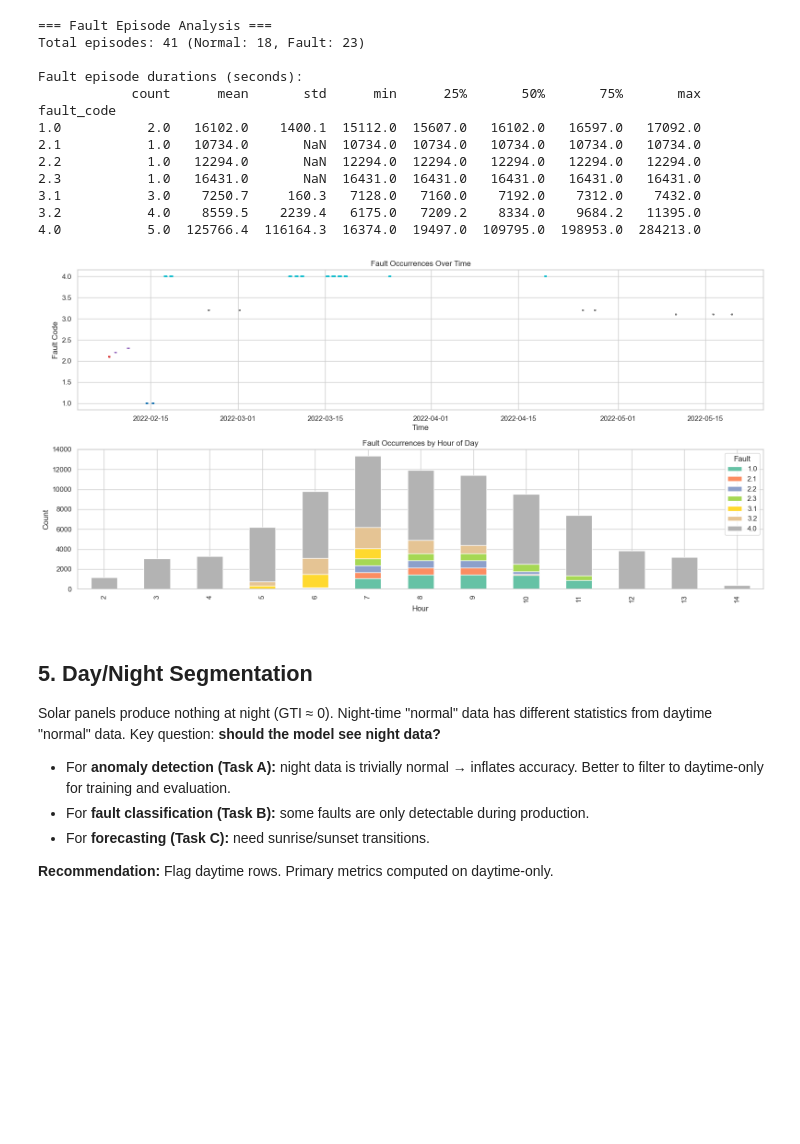
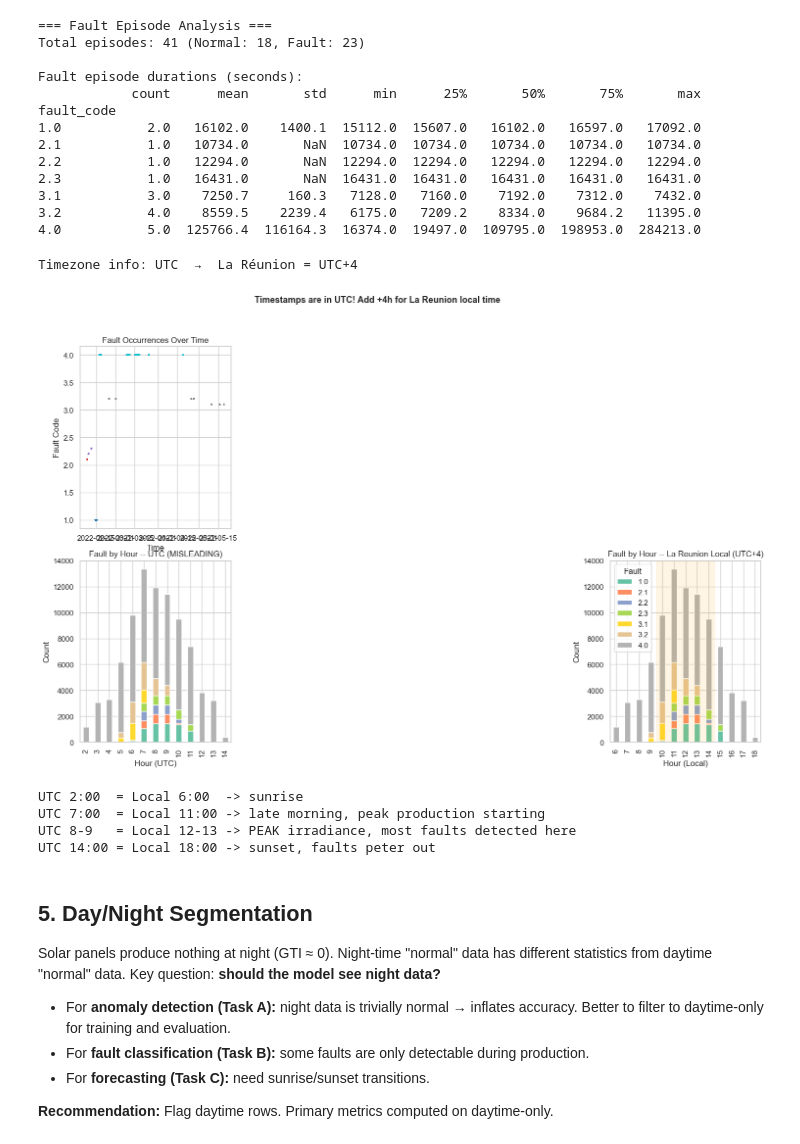
Before and after one commit to aminetech26/PFE_Experiments, a Jupyter notebook: notebooks/eda_reunion.ipynb, the cells around one changed output. Cells and saved outputs as stored; diff of their text form; code cells hidden in the pictures; blank space fills up the shorter version.

```diff
--- a/notebooks/eda_reunion.ipynb
+++ b/notebooks/eda_reunion.ipynb
@@ -364,31 +805,61 @@ fault_code
 3.1           3.0    7250.7     160.3   7128.0   7160.0    7192.0    7312.0    7432.0
 3.2           4.0    8559.5    2239.4   6175.0   7209.2    8334.0    9684.2   11395.0
 4.0           5.0  125766.4  116164.3  16374.0  19497.0  109795.0  198953.0  284213.0
-# %%
-# Temporal distribution of faults — when do they happen?
-fig, axes = plt.subplots(2, 1, figsize=(16, 8))
-
-# Timeline of fault occurrences
-pdf_faults = pdf[pdf[LABEL_COL] != 0.0].copy()
-axes[0].scatter(pdf_faults[TIME_COL], pdf_faults[LABEL_COL],
-                s=1, alpha=0.3, c=pdf_faults[LABEL_COL], cmap="tab10")
-axes[0].set_title("Fault Occurrences Over Time")
-axes[0].set_ylabel("Fault Code")
-axes[0].set_xlabel("Time")
-
-# Hour-of-day distribution (do faults happen more at certain times?)
-pdf_faults["hour"] = pd.to_datetime(pdf_faults[TIME_COL]).dt.hour
-fault_hour_dist = pdf_faults.groupby(["hour", LABEL_COL]).size().unstack(fill_value=0)
-fault_hour_dist.plot(kind="bar", stacked=True, ax=axes[1], colormap="Set2")
-axes[1].set_title("Fault Occurrences by Hour of Day")
-axes[1].set_xlabel("Hour")
-axes[1].set_ylabel("Count")
-
-plt.tight_layout()
-plt.savefig(INTERIM_DIR / "eda_fault_temporal.png", bbox_inches="tight")
-plt.show()
-# %% [output]
-[figure, removed]
+# %%
+# Temporal distribution of faults — when do they happen?
+pdf_faults = pdf[pdf[LABEL_COL] != 0.0].copy()
+
+# === Timezone correction ===
+# Timestamps are in UTC, but La Réunion is UTC+4
+print(f"Timezone info: {pdf[TIME_COL].dt.tz}  →  La Réunion = UTC+4")
+pdf_faults["hour"] = pdf_faults[TIME_COL].dt.hour
+pdf_faults["hour_local"] = (pdf_faults["hour"] + 4) % 24
+
+fig, axes = plt.subplots(2, 2, figsize=(16, 10))
+
+# Top left: Timeline of fault occurrences
+axes[0, 0].scatter(pdf_faults[TIME_COL], pdf_faults[LABEL_COL],
+                   s=1, alpha=0.3, c=pdf_faults[LABEL_COL], cmap="tab10")
+axes[0, 0].set_title("Fault Occurrences Over Time")
+axes[0, 0].set_ylabel("Fault Code")
+axes[0, 0].set_xlabel("Time")
+
+# Top right: empty → span the timeline across full width? use it for fault episode durations
+axes[0, 1].set_visible(False)
+axes[0, 0].set_position([0.05, 0.55, 0.90, 0.38])  # span full width
+
+# Bottom left: UTC (misleading)
+fault_hour_utc = pdf_faults.groupby(["hour", LABEL_COL]).size().unstack(fill_value=0)
+fault_hour_utc.plot(kind="bar", stacked=True, ax=axes[1, 0], colormap="Set2", legend=False)
+axes[1, 0].set_title("Fault by Hour -- UTC (MISLEADING)")
+axes[1, 0].set_xlabel("Hour (UTC)")
+axes[1, 0].set_ylabel("Count")
+
+# Bottom right: Local time (correct)
+fault_hour_local = pdf_faults.groupby(["hour_local", LABEL_COL]).size().unstack(fill_value=0)
+fault_hour_local.plot(kind="bar", stacked=True, ax=axes[1, 1], colormap="Set2")
+axes[1, 1].set_title("Fault by Hour -- La Reunion Local (UTC+4)")
+axes[1, 1].set_xlabel("Hour (Local)")
+axes[1, 1].set_ylabel("Count")
+axes[1, 1].axvspan(10 - fault_hour_local.index.min() - 0.5, 14 - fault_hour_local.index.min() + 0.5,
+                   alpha=0.1, color="orange", label="Peak irradiance")
+
+plt.suptitle("Timestamps are in UTC! Add +4h for La Reunion local time", fontsize=13, fontweight="bold")
+plt.tight_layout()
+plt.savefig(INTERIM_DIR / "eda_fault_temporal.png", bbox_inches="tight")
+plt.show()
+
+print("UTC 2:00  = Local 6:00  -> sunrise")
+print("UTC 7:00  = Local 11:00 -> late morning, peak production starting")
+print("UTC 8-9   = Local 12-13 -> PEAK irradiance, most faults detected here")
+print("UTC 14:00 = Local 18:00 -> sunset, faults peter out")
+# %% [output]
+Timezone info: UTC  →  La Réunion = UTC+4
+[figure, added]
+UTC 2:00  = Local 6:00  -> sunrise
+UTC 7:00  = Local 11:00 -> late morning, peak production starting
+UTC 8-9   = Local 12-13 -> PEAK irradiance, most faults detected here
+UTC 14:00 = Local 18:00 -> sunset, faults peter out
 # %% [markdown]
 ## 5. Day/Night Segmentation
 
```
Also changed, not shown: parts of 22 cells of this notebook.
